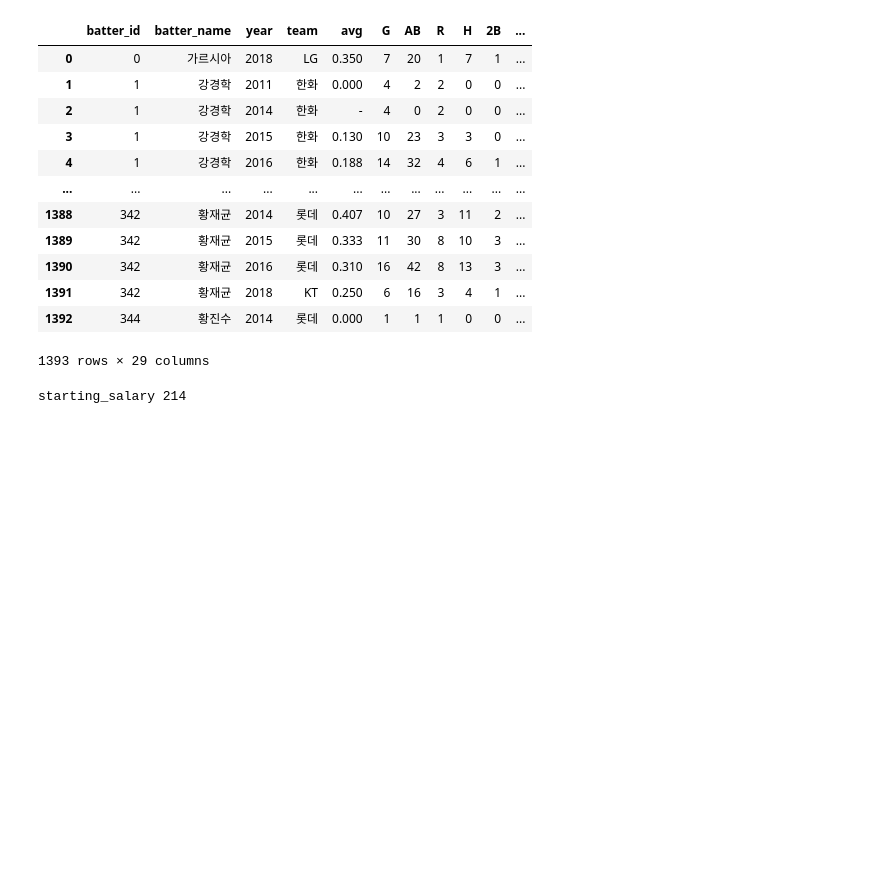
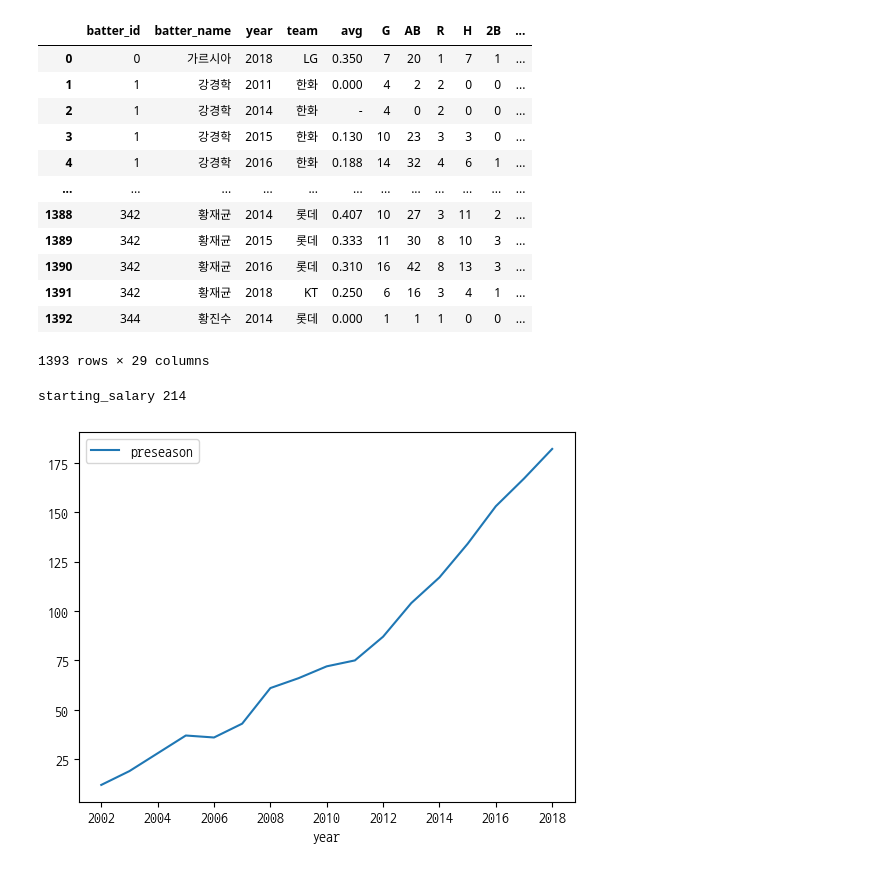
Before and after one commit to dlsdud9098/kbo_ops_predict, a Jupyter notebook: main.ipynb, the cells around one changed output. Cells and saved outputs as stored; diff of their text form; code cells hidden in the pictures; blank space fills up the shorter version.

```diff
--- a/main.ipynb
+++ b/main.ipynb
@@ -379,3 +379,17 @@ for i, j in preseason.isnull().sum().items():
 | 1392 | 344 | 황진수 | 2014 | 롯데 | 0.000 | 1 | 1 | 1 | 0 | 0 | ... |
 1393 rows × 29 columns
 starting_salary 214
+# %%
+'''
+그렇다면 각 연도별 등록된 선수의 수는 어떻게 될지 한 번 살펴보았다.
+'''
+
+batter_count_preseason = preseason.groupby('year')['batter_id'].count().rename('preseason').reset_index()
+batter_count_preseason
+batter_count_preseason.plot(kind='line', x='year', y='preseason')
+
+'''
+최근으로 올 수록 등록된 선수의 수가 늘어나는 것을 볼 수 있다.
+''';
+# %% [output]
+[figure, added]
```
Also changed, not shown: parts of 6 cells of this notebook, 1 other file.
